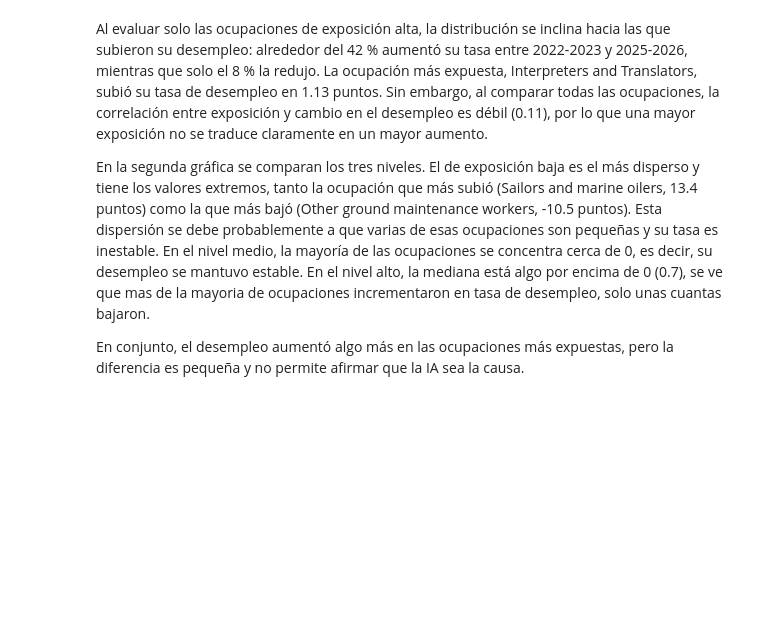
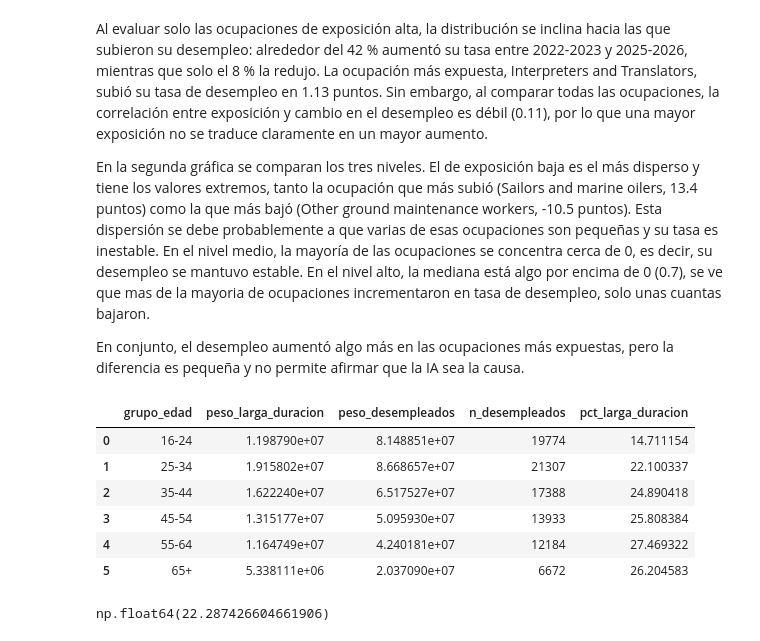
Before and after one commit to DATA-20262-SEC01-G07/Proyecto-2, a Jupyter notebook: notebooks/cargads.ipynb, the cells around one changed output. Cells and saved outputs as stored; diff of their text form; code cells hidden in the pictures; blank space fills up the shorter version.

```diff
--- a/notebooks/cargads.ipynb
+++ b/notebooks/cargads.ipynb
@@ -490,3 +491,48 @@ Al evaluar solo las ocupaciones de exposición alta, la distribución se inclina
 En la segunda gráfica se comparan los tres niveles. El de exposición baja es el más disperso y tiene los valores extremos, tanto la ocupación que más subió (Sailors and marine oilers, 13.4 puntos) como la que más bajó (Other ground maintenance workers, -10.5 puntos). Esta dispersión se debe probablemente a que varias de esas ocupaciones son pequeñas y su tasa es inestable. En el nivel medio, la mayoría de las ocupaciones se concentra cerca de 0, es decir, su desempleo se mantuvo estable. En el nivel alto, la mediana está algo por encima de 0 (0.7), se ve que mas de la mayoria de ocupaciones incrementaron en tasa de desempleo, solo unas cuantas bajaron.
 
 En conjunto, el desempleo aumentó algo más en las ocupaciones más expuestas, pero la diferencia es pequeña y no permite afirmar que la IA sea la causa.
+# %%
+# Para la 6ta gráfica, queremos saber que porcentaje de la gente desempleada lleva más semanas sinedolo y que caracteristicas parecen tneer en comun
+#cuando lleva "999" semanas es que no aplica
+desempleados_duracion=df_aplicables_base[(df_aplicables_base["desempleado"]==1) & (df_aplicables_base["semanas_desempleado"]<999) & (df_aplicables_base["anio"]>=2022) & (df_aplicables_base["peso_persona"].notna())].copy()
+#creamos columna larga duracion que nos pone 1 si lleva 27 semanas o mas siendo desempleado. Esto no es un  numero escogido al azar, según la oficina de estadisticas laborales de EE.UU define como desempleo de larga duracion cuando una persona lleva 27 semanas o mas buscando trabajo
+desempleados_duracion["larga_duracion"]=(desempleados_duracion["semanas_desempleado"]>=27).astype(int)
+desempleados_duracion["peso_larga_duracion"]=desempleados_duracion["larga_duracion"]*desempleados_duracion["peso_persona"]
+#ponemos columnas que los ubiquen en un rango de edad y al sexo que pertenecen en texto
+desempleados_duracion["grupo_edad"] = pd.cut(
+    desempleados_duracion["edad"],
+    bins=[15, 24, 34, 44, 54, 64, 120],
+    labels=["16-24", "25-34", "35-44", "45-54", "55-64", "65+"],
+)
+
+def sexo_texto(sexo):
+    if sexo==1:
+        return "Hombre"
+    return "Mujer"
+
+desempleados_duracion["sexo_texto"] = desempleados_duracion["sexo"].apply(sexo_texto)
+# %%
+#Creamos una funcion que nos ayude con porcentajes
+def porcentaje_larga_duracion(columna):
+    tabla = (desempleados_duracion.groupby(columna, observed=True, as_index=False)
+        .agg(peso_larga_duracion=("peso_larga_duracion", "sum"),
+             peso_desempleados=("peso_persona", "sum"),
+             n_desempleados=("larga_duracion", "size"))
+    )
+    tabla["pct_larga_duracion"] = 100 * tabla["peso_larga_duracion"] / tabla["peso_desempleados"]
+    return tabla
+
+porcentaje_larga_duracion("grupo_edad")
+# %% [output]
+|  | grupo_edad | peso_larga_duracion | peso_desempleados | n_desempleados | pct_larga_duracion |
+| 0 | 16-24 | 1.198790e+07 | 8.148851e+07 | 19774 | 14.711154 |
+| 1 | 25-34 | 1.915802e+07 | 8.668657e+07 | 21307 | 22.100337 |
+| 2 | 35-44 | 1.622240e+07 | 6.517527e+07 | 17388 | 24.890418 |
+| 3 | 45-54 | 1.315177e+07 | 5.095930e+07 | 13933 | 25.808384 |
+| 4 | 55-64 | 1.164749e+07 | 4.240181e+07 | 12184 | 27.469322 |
+| 5 | 65+ | 5.338111e+06 | 2.037090e+07 | 6672 | 26.204583 |
+# %%
+pct_larga_duracion_total = 100 * desempleados_duracion["peso_larga_duracion"].sum() / desempleados_duracion["peso_persona"].sum()
+pct_larga_duracion_total
+# %% [output]
+np.float64(22.287426604661906)
```
Also changed, not shown: parts of 18 cells of this notebook.
